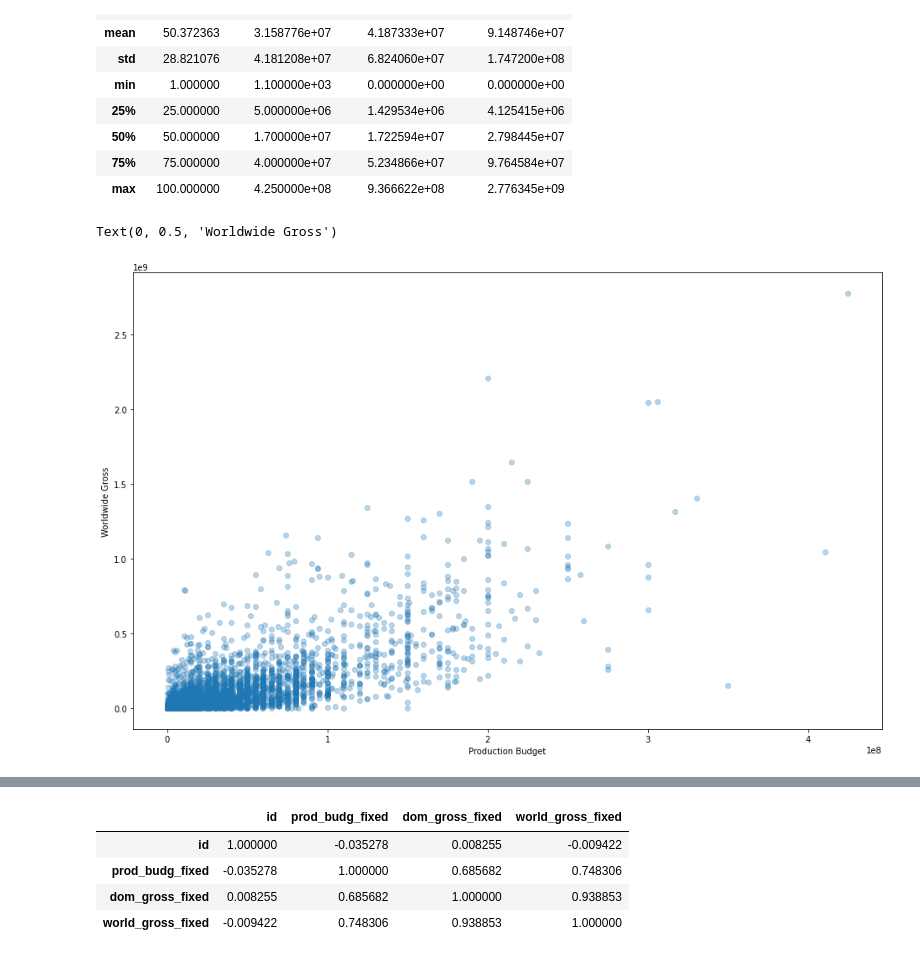
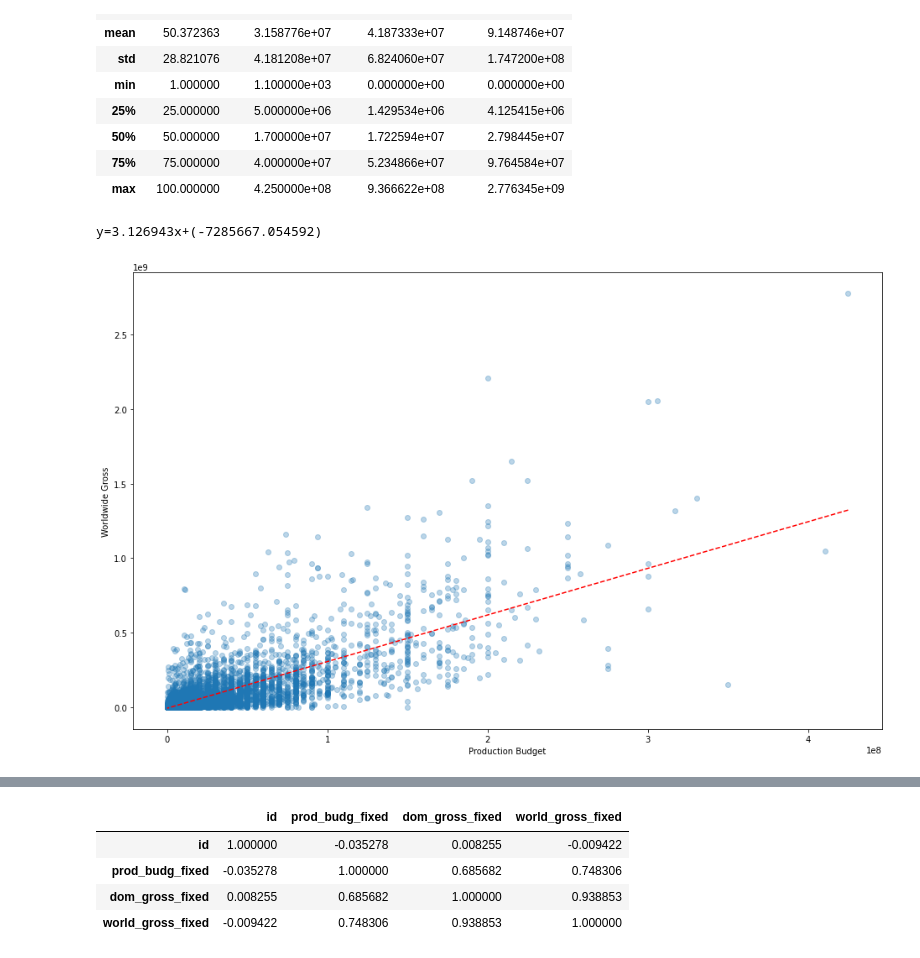
Before and after one commit to KPMcDonough49/dsc-phase-1-project, a Jupyter notebook: vc_working_notebooks/tn_cleaning.ipynb, the cells around one changed output, grey strips where cells are left out. Cells and saved outputs as stored; diff of their text form; code cells hidden in the pictures.

```diff
--- a/vc_working_notebooks/tn_cleaning.ipynb
+++ b/vc_working_notebooks/tn_cleaning.ipynb
@@ -61,25 +61,38 @@ df.describe()
 # %%
 #scatterplot of production budget vs worldwide gross
 import matplotlib.pyplot as plt
 from matplotlib.axis import Axis
 import seaborn as sns
+import numpy as np
+import pylab as plb
 
+
+#code for basic scatter plot
 x = df['prod_budg_fixed']
 y = df['world_gross_fixed']
 
 fig, ax = plt.subplots(figsize=(16, 10))
 
+#going for more of a 'heatmap' style plot for readability, so opacity is low
 ax.scatter(x, y, alpha=0.3)
 ax.set_xlabel('Production Budget')
 ax.set_ylabel('Worldwide Gross')
 
-#plt.axis([(-100000), 250000000, (-100000), 1500000000])
+#plt.ylim(-100000, 1000000000)
+#plt.xlim(-100000, 125000000)
+
+#finding the trend line
+z = np.polyfit(x,y,1)
+p = np.poly1d(z)
+plb.plot(x, p(x), 'r--')
+#Supposedly the equation for the line
+print("y=%.6fx+(%.6f)"%(z[0],z[1]))
 
 #needs further cleaning; can see somewhat of a positive correlation but too many outliers
 #a Pearson correlation coefficient column would be good here
 # %% [output]
-Text(0, 0.5, 'Worldwide Gross')
+y=3.126943x+(-7285667.054592)
-[figure, old version]
+[figure, new version]
 # %%
 #scatterplot of production budge vs domestic gross
 x = df['prod_budg_fixed']
```
Also changed, not shown: parts of 1 cell of this notebook, 1 other file.
